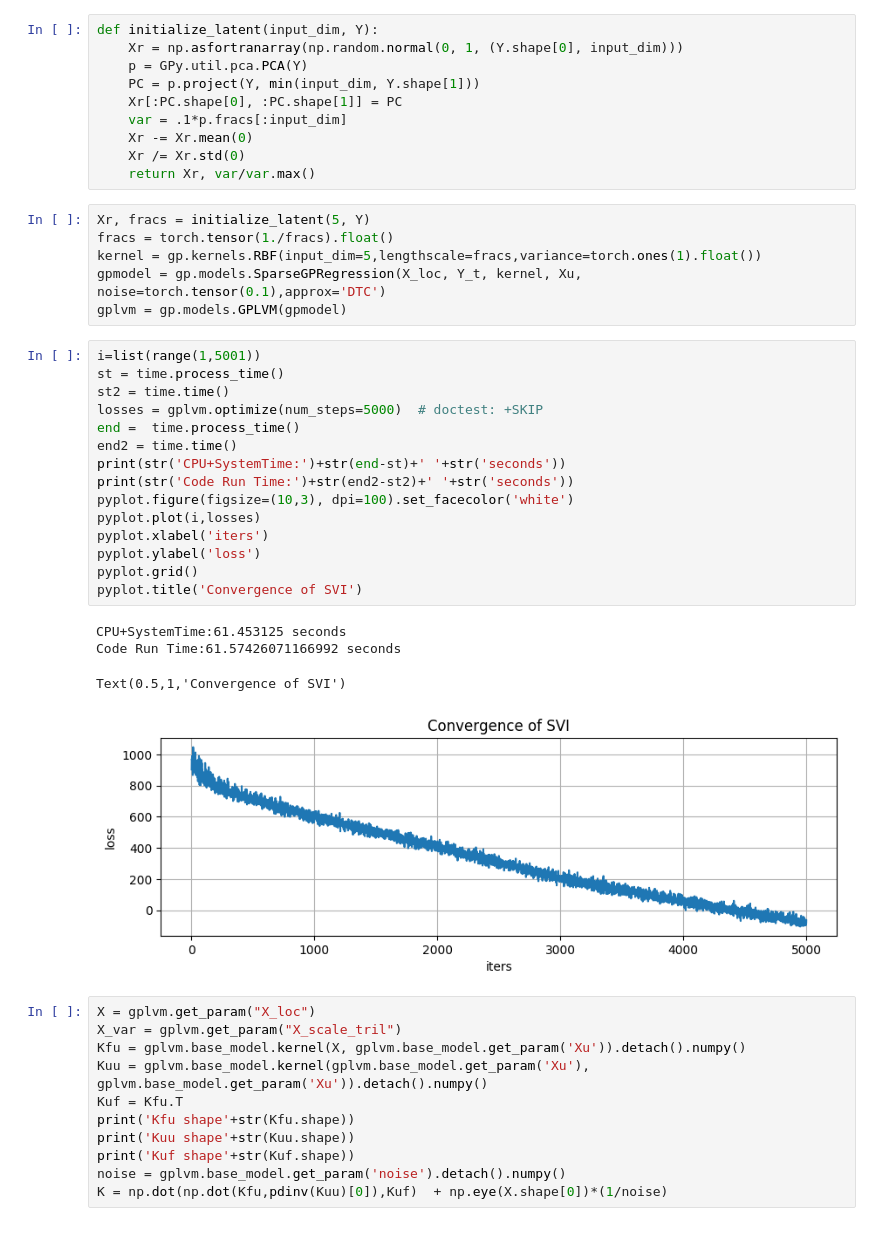
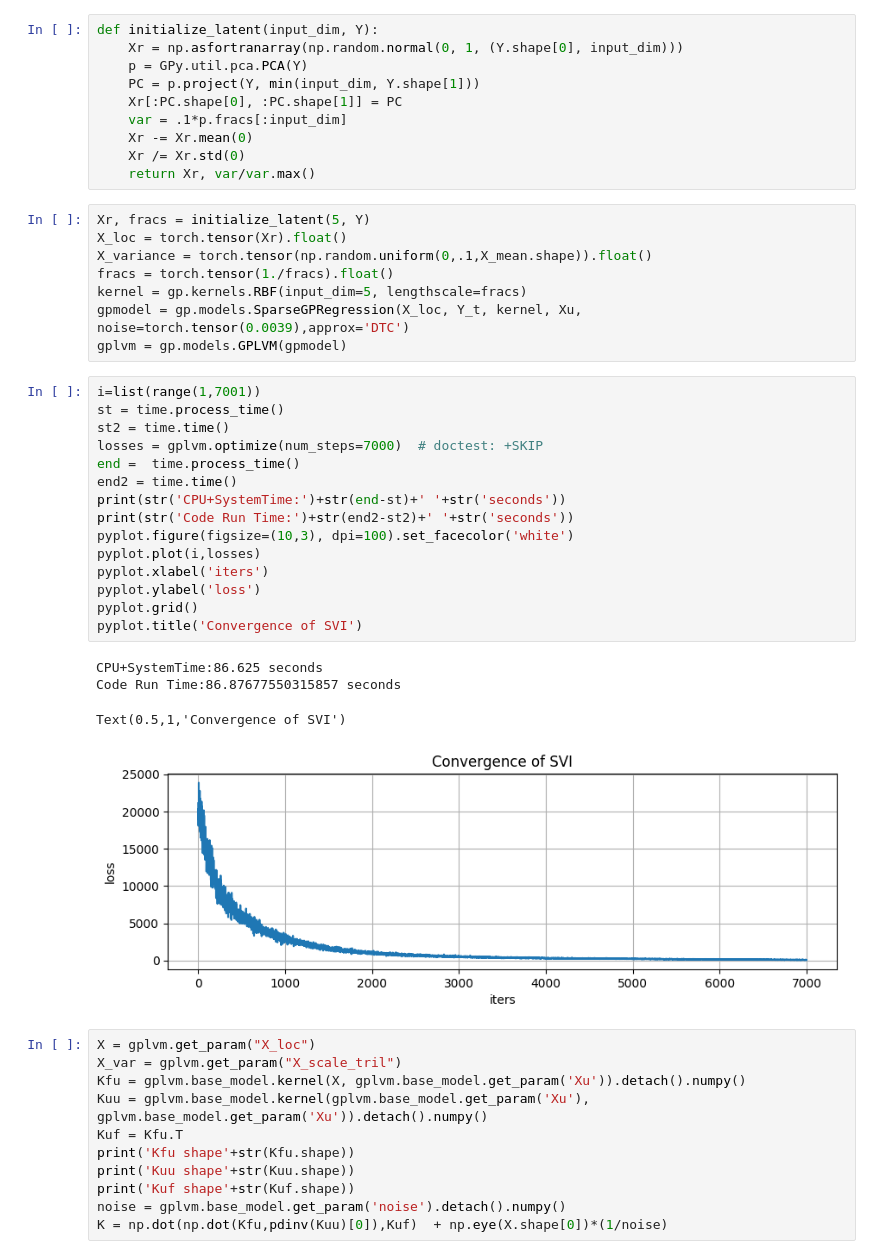
Before and after one commit to aneeqr/Thesis, a Jupyter notebook: Code/Notebooks/DR/Oil Data set Analysis.ipynb, the cells around one changed output. Saved outputs shown, nothing was run; the diff lists cells and outputs as text.

```diff
--- a/Code/Notebooks/DR/Oil Data set Analysis.ipynb
+++ b/Code/Notebooks/DR/Oil Data set Analysis.ipynb
@@ -80,30 +83,32 @@ def initialize_latent(input_dim, Y):
     return Xr, var/var.max()
 # %%
 Xr, fracs = initialize_latent(5, Y)
+X_loc = torch.tensor(Xr).float()
+X_variance = torch.tensor(np.random.uniform(0,.1,X_mean.shape)).float()
 fracs = torch.tensor(1./fracs).float()
-kernel = gp.kernels.RBF(input_dim=5,lengthscale=fracs,variance=torch.ones(1).float())
-gpmodel = gp.models.SparseGPRegression(X_loc, Y_t, kernel, Xu, noise=torch.tensor(0.1),approx='DTC')
+kernel = gp.kernels.RBF(input_dim=5, lengthscale=fracs)
+gpmodel = gp.models.SparseGPRegression(X_loc, Y_t, kernel, Xu, noise=torch.tensor(0.0039),approx='DTC')
 gplvm = gp.models.GPLVM(gpmodel)
 # %%
-i=list(range(1,5001))
+i=list(range(1,7001))
 st = time.process_time()
 st2 = time.time()
-losses = gplvm.optimize(num_steps=5000)  # doctest: +SKIP
+losses = gplvm.optimize(num_steps=7000)  # doctest: +SKIP
 end =  time.process_time()
 end2 = time.time()
 print(str('CPU+SystemTime:')+str(end-st)+' '+str('seconds'))
 print(str('Code Run Time:')+str(end2-st2)+' '+str('seconds'))
 pyplot.figure(figsize=(10,3), dpi=100).set_facecolor('white')
 pyplot.plot(i,losses)
 pyplot.xlabel('iters')
 pyplot.ylabel('loss')
 pyplot.grid()
 pyplot.title('Convergence of SVI')
 # %% [output]
-CPU+SystemTime:61.453125 seconds
-Code Run Time:61.57426071166992 seconds
+CPU+SystemTime:86.625 seconds
+Code Run Time:86.87677550315857 seconds
 Text(0.5,1,'Convergence of SVI')
-[figure, old version]
+[figure, new version]
 # %%
 X = gplvm.get_param("X_loc")
 X_var = gplvm.get_param("X_scale_tril")
```
Also changed, not shown: parts of 11 cells of this notebook.
